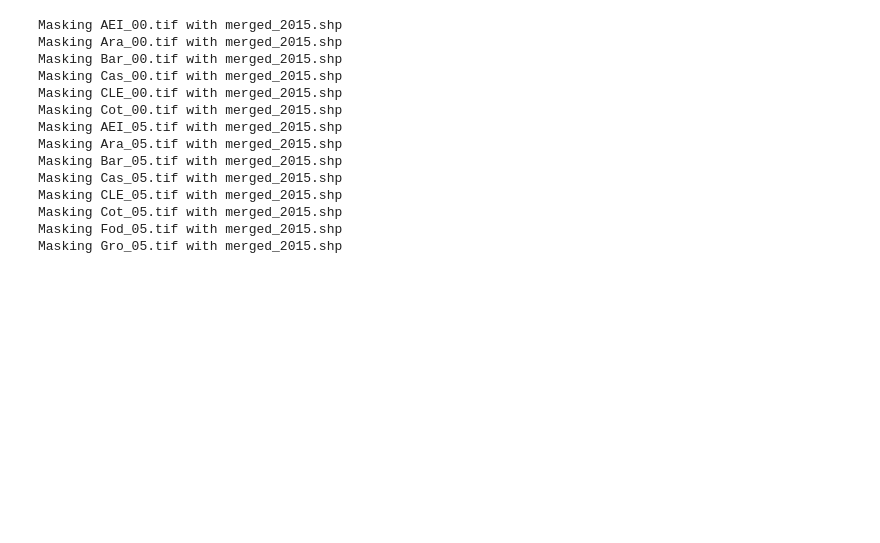
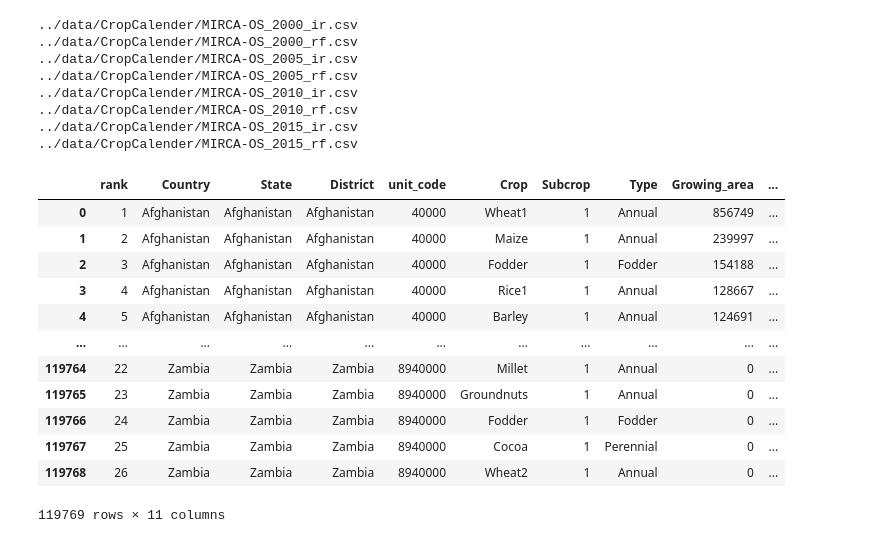
Before and after one commit to EndiKebede/MIRCA-OS_Code, a Jupyter notebook: code/stepFunction.ipynb, the cells around one changed output. Cells and saved outputs as stored; diff of their text form; code cells hidden in the pictures; blank space fills up the shorter version.

```diff
--- a/code/stepFunction.ipynb
+++ b/code/stepFunction.ipynb
@@ -45,63 +45,71 @@ root_folder = "../scratch"
 shp_00 = "../data/admin_boundaries/merged_2000.shp"
 shp_15 = "../data/admin_boundaries/merged_2015.shp"
 scratch_folder = "../scratch"
 
 # Load the crop and area data clipped by unit code
 raster_folder = "../data/Ras_shape_out/Rasters"
 tiff_files = glob.glob("{}/**/*.tif".format(raster_folder), recursive=True)
 tiff_files
 
 
 # Folder with crop calendar data
 CropCal_dir = "../data/CropCalender"
 
 # Load crop calendar data and
 # Rank each by crop area in each unit code
 ranked_df_ir = {}
 ranked_df_rf = {}
+
 for year in ["00", "05", "10", "15"]:
   # Irrigated
   ranked_df_ir[year] =  rankbyarea(CropCal_dir = CropCal_dir,
                                   irrigated_rainfed = "ir", year=year)
   # Rainfed
   ranked_df_rf[year] = rankbyarea(CropCal_dir = CropCal_dir,
-                        irrigated_rainfed = "ir", year="00",
+                        irrigated_rainfed = "rf", year=year,
                          by_state = True)
 
 
 
 # ranked_df_rf["15"]
 # ranked_df_rf["00"]
 ranked_df_ir["00"]
+# %% [output]
+../data/CropCalender/MIRCA-OS_2000_ir.csv
+../data/CropCalender/MIRCA-OS_2000_rf.csv
+../data/CropCalender/MIRCA-OS_2005_ir.csv
+../data/CropCalender/MIRCA-OS_2005_rf.csv
+../data/CropCalender/MIRCA-OS_2010_ir.csv
+../data/CropCalender/MIRCA-OS_2010_rf.csv
+../data/CropCalender/MIRCA-OS_2015_ir.csv
+../data/CropCalender/MIRCA-OS_2015_rf.csv
+|  | rank | Country | State | District | unit_code | Crop | Subcrop | Type | Growing_area | ... |
+| 0 | 1 | Afghanistan | Afghanistan | Afghanistan | 40000 | Wheat1 | 1 | Annual | 856749 | ... |
+| 1 | 2 | Afghanistan | Afghanistan | Afghanistan | 40000 | Maize | 1 | Annual | 239997 | ... |
+| 2 | 3 | Afghanistan | Afghanistan | Afghanistan | 40000 | Fodder | 1 | Fodder | 154188 | ... |
+| 3 | 4 | Afghanistan | Afghanistan | Afghanistan | 40000 | Rice1 | 1 | Annual | 128667 | ... |
+| 4 | 5 | Afghanistan | Afghanistan | Afghanistan | 40000 | Barley | 1 | Annual | 124691 | ... |
+| ... | ... | ... | ... | ... | ... | ... | ... | ... | ... | ... |
+| 119764 | 22 | Zambia | Zambia | Zambia | 8940000 | Millet | 1 | Annual | 0 | ... |
+| 119765 | 23 | Zambia | Zambia | Zambia | 8940000 | Groundnuts | 1 | Annual | 0 | ... |
+| 119766 | 24 | Zambia | Zambia | Zambia | 8940000 | Fodder | 1 | Fodder | 0 | ... |
+| 119767 | 25 | Zambia | Zambia | Zambia | 8940000 | Cocoa | 1 | Perennial | 0 | ... |
+| 119768 | 26 | Zambia | Zambia | Zambia | 8940000 | Wheat2 | 1 | Annual | 0 | ... |
+119769 rows × 11 columns
 # %%
-# Clip the rasters
+# # Clip the rasters
 
-root_folder_subfolders = {y:"{}/{}".format(root_folder, y) for y in ["00", "05", "10", "15"]}
+# root_folder_subfolders = {y:"{}/{}".format(root_folder, y) for y in ["00", "05", "10", "15"]}
 
-for year in ["00", "05", "10", "15"]:
-  shp_path = shp_15 #if year in ["15"] else shp_00
-  raster_main_dir = "../data/cropRaster/{}{}".format("20", year)
-  output_dir = "{}/Clipped".format(scratch_folder)
+# for year in ["00", "05", "10", "15"]:
+#   shp_path = shp_15 if year in ["15"] else shp_00
+#   raster_main_dir = "../data/cropRaster/{}{}".format("20", year)
+#   output_dir = "{}/Clipped".format(scratch_folder)
 
-  raster_paths = glob.glob("{}/*.tif".format(raster_main_dir), recursive=False)
-  for raster_path in raster_paths:
-    mask_raster_by_geometries(shp_path, raster_path, scratch_folder,
-                              year,  visualize=False)
+#   raster_paths = glob.glob("{}/*.tif".format(raster_main_dir), recursive=False)
+#   for raster_path in raster_paths:
+#     mask_raster_by_geometries(shp_path, raster_path, scratch_folder,
+#                               year,  visualize=False)
-# %% [output]
-Masking AEI_00.tif with merged_2015.shp
-Masking Ara_00.tif with merged_2015.shp
-Masking Bar_00.tif with merged_2015.shp
-Masking Cas_00.tif with merged_2015.shp
-Masking CLE_00.tif with merged_2015.shp
-Masking Cot_00.tif with merged_2015.shp
-Masking AEI_05.tif with merged_2015.shp
-Masking Ara_05.tif with merged_2015.shp
-Masking Bar_05.tif with merged_2015.shp
-Masking Cas_05.tif with merged_2015.shp
-Masking CLE_05.tif with merged_2015.shp
-Masking Cot_05.tif with merged_2015.shp
-Masking Fod_05.tif with merged_2015.shp
-Masking Gro_05.tif with merged_2015.shp
 # %%
 for year in ["00", "05", "10", "15"]:
     """
```
Also changed, not shown: parts of 1 cell of this notebook.
